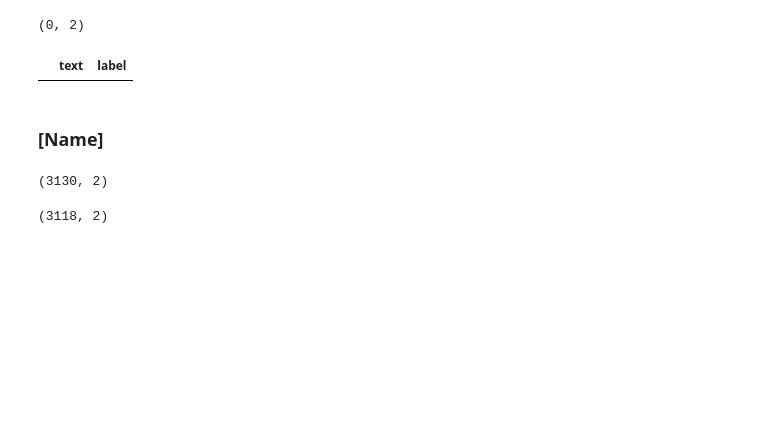
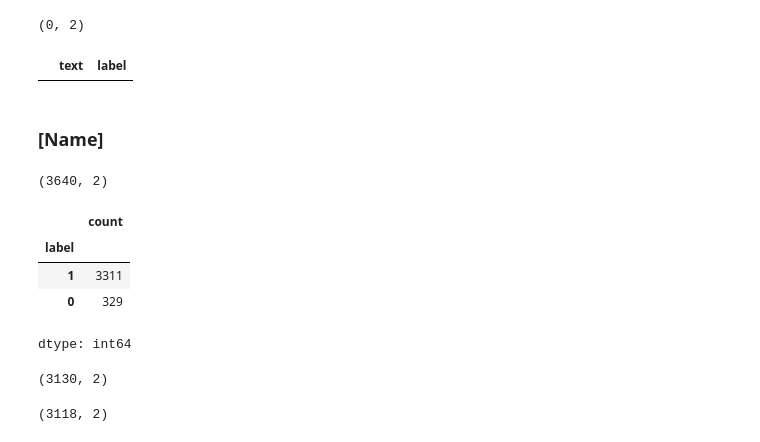
Before and after one commit to Sirapop12345/sp, a Jupyter notebook: Data_Preparation.ipynb, the cells around one changed output. Drawn from its saved outputs; the diff is of its cells as text; code cells hidden in the pictures; blank space fills up the shorter version.

```diff
--- a/Data_Preparation.ipynb
+++ b/Data_Preparation.ipynb
@@ -228,6 +228,22 @@ df1[df1['text'].str.contains(combined_pattern, regex=True, case=False) & (df1['l
 |  | text | label |
 # %% [markdown]
 ### [Name]
+# %%
+# Define the pattern to find text within square brackets
+pattern = r'\[.*?\]'
+
+# Filter DataFrame for rows that contain text with square brackets
+df1[df1['text'].str.contains(pattern, regex=True)].shape
+# %% [output]
+(3640, 2)
+# %%
+df1[df1['text'].str.contains(pattern, regex=True)]['label'].value_counts()
+# %% [output]
+|  | count |
+| label |  |
+| 1 | 3311 |
+| 0 | 329 |
+dtype: int64
 # %%
 pattern = "Name]"
 # Filter the DataFrame for rows where 'text' contains any of the patterns
```
Also changed, not shown: parts of 12 cells of this notebook.
